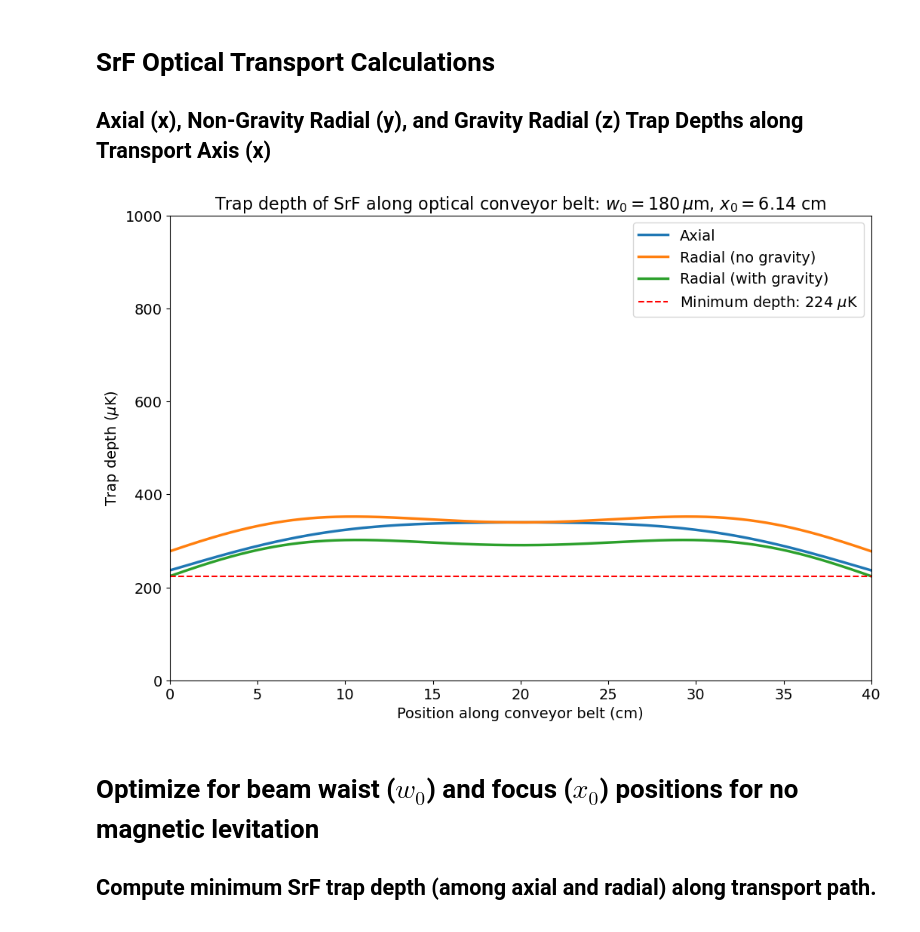
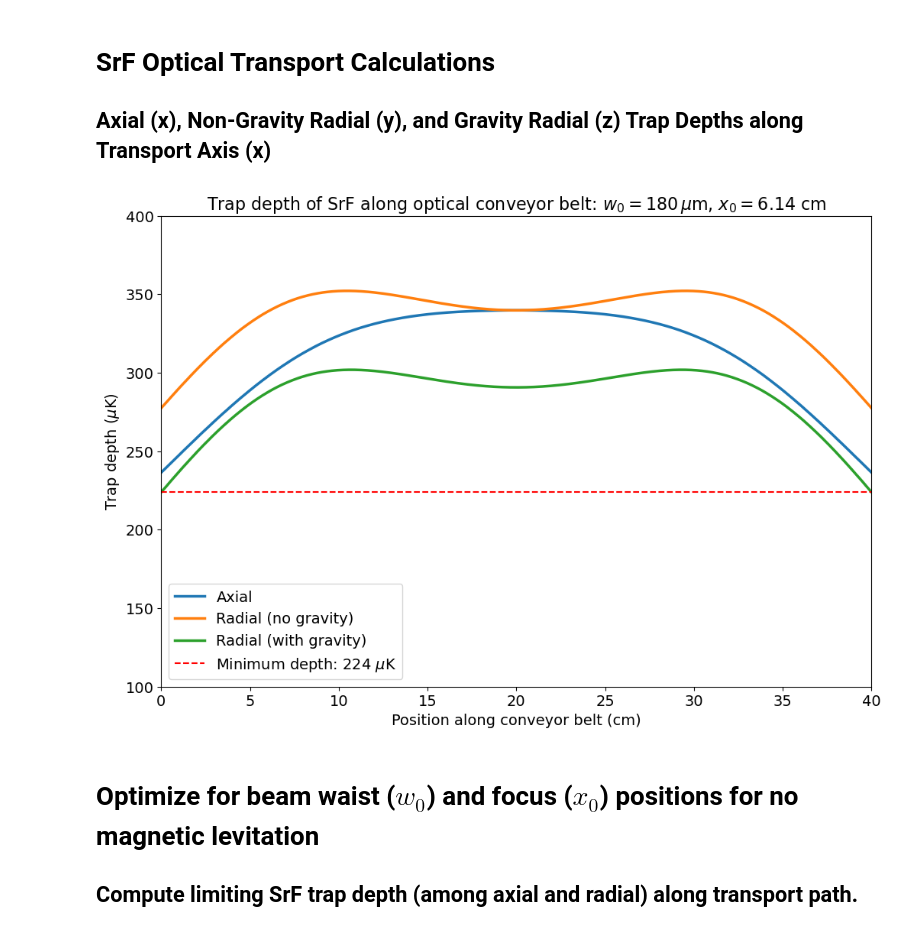
Before and after one commit to geoffrey-zheng/SrF-Calcs, a Jupyter notebook: Optical-Transport/SrFTransportLatestWithScattering.ipynb, the cells around one changed output. Drawn from its saved outputs; the diff is of its cells as text; code cells hidden in the pictures.

```diff
--- a/Optical-Transport/SrFTransportLatestWithScattering.ipynb
+++ b/Optical-Transport/SrFTransportLatestWithScattering.ipynb
@@ -277,38 +232,38 @@ def U_axial_potential_SrF(x,x0,y,z,w0,lam,P):
 def U_axial_SrF(x,x0,w0,lam,P):
     peak_intensity1 = I0(P,x,w0,x0,lam)
     peak_intensity2 = I0(P,x,w0,L-x0,lam)
     return (2*alpha_SrF(lam)*np.sqrt(peak_intensity1*peak_intensity2)/(epsilon_0*c)/k)*1e6
 
 #radial trap depth of SrF in uK without gravity (y-direction)
 def U_radial_SrF(x,x0,w0,lam,P):
     peak_intensity1 = I0(P,x,w0,x0,lam)
     peak_intensity2 = I0(P,x,w0,L-x0,lam)
     return (alpha_SrF(lam)/(2*epsilon_0*c)) * (peak_intensity1 + peak_intensity2 + 2*np.sqrt(peak_intensity1*peak_intensity2))/k*1e6
 
 min_axial = np.min(U_axial_SrF(x,x0,w0,lam,P))
 min_radial = np.min(U_radial_SrF(x,x0,w0,lam,P))
 min_radial_grav = np.min(depths)
 overall_min = min(min_axial, min_radial, min_radial_grav)
 
 plt.figure(figsize=(12, 8))
 plt.plot(x*1e2,U_axial_SrF(x,x0,w0,lam,P), label='Axial', linewidth=2.5)
 plt.plot(x*1e2,U_radial_SrF(x,x0,w0,lam,P), label='Radial (no gravity)', linewidth=2.5)
 plt.plot(x*1e2,depths, label='Radial (with gravity)', linewidth=2.5)
 plt.axhline(y=overall_min, color='red', linestyle='--', label=f'Minimum depth: {round(overall_min)} $\mu$K')
 plt.xlabel('Position along conveyor belt (cm)', fontsize=14)
 plt.ylabel('Trap depth ($\mu$K)', fontsize=14)
 plt.title(f'Trap depth of SrF along optical conveyor belt: $w_0 = {w0*1e6:.0f}\, \mu$m, $x_0 = {x0*1e2:.2f}$ cm', fontsize=16)
-plt.ylim(0, 1000)
+plt.ylim(100, 400)
 plt.xlim(0, L*1e2)
 plt.xticks(fontsize=14)
 plt.yticks(fontsize=14)
 plt.legend(fontsize=14)
 plt.show()
 # %% [output]
-[figure, old version]
+[figure, new version]
 # %% [markdown]
 # Optimize for beam waist ($w_0$) and focus ($x_0$) positions for no magnetic levitation
-## Compute minimum SrF trap depth (among axial and radial) along transport path.
+## Compute limiting SrF trap depth (among axial and radial) along transport path.
 # %%
 #for a range of beam waists and focus positions, compute the minimum trap depth (among radial and axial)
 #along the optical conveyor belt path
```
Also changed, not shown: parts of 17 cells of this notebook, 1 other file.
